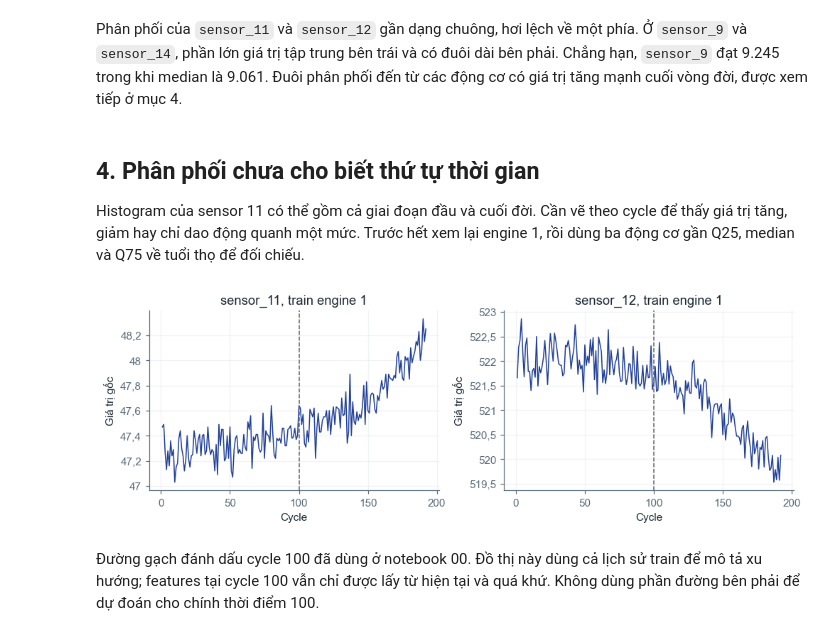
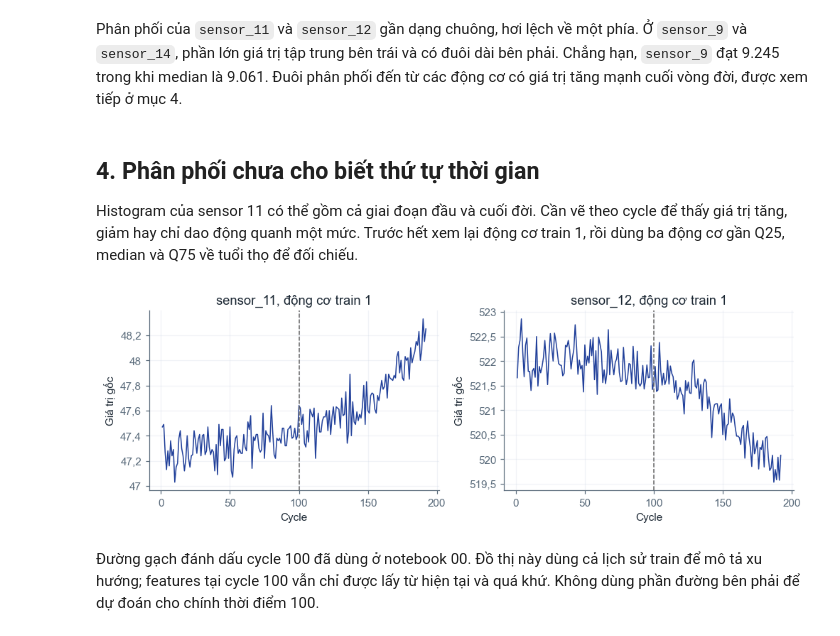
Before and after one commit to ti014/tinasa-cmapss-rul-prediction, a Jupyter notebook: notebooks/01_fd001_eda.ipynb, the cells around one changed output. Cells and saved outputs as stored; diff of their text form; code cells hidden in the pictures.

```diff
--- a/notebooks/01_fd001_eda.ipynb
+++ b/notebooks/01_fd001_eda.ipynb
@@ -258,18 +249,18 @@ có giá trị tăng mạnh cuối vòng đời, được xem tiếp ở mục 4
 ## 4. Phân phối chưa cho biết thứ tự thời gian
 
 Histogram của sensor 11 có thể gồm cả giai đoạn đầu và cuối đời. Cần vẽ theo cycle để thấy giá trị
-tăng, giảm hay chỉ dao động quanh một mức. Trước hết xem lại engine 1, rồi dùng ba động cơ gần
+tăng, giảm hay chỉ dao động quanh một mức. Trước hết xem lại động cơ train 1, rồi dùng ba động cơ gần
 Q25, median và Q75 về tuổi thọ để đối chiếu.
 # %%
 engine1 = train.query("engine_id == 1")
 fig, axes = plt.subplots(1, 2, figsize=(9, 3), layout="constrained")
 for ax, sensor in zip(axes, ["sensor_11", "sensor_12"]):
     ax.plot(engine1.cycle, engine1[sensor], linewidth=1)
     ax.axvline(100, color="0.4", linestyle="--", linewidth=1)
-    ax.set(title=f"{sensor}, train engine 1", xlabel="Cycle", ylabel="Giá trị gốc")
+    ax.set(title=f"{sensor}, động cơ train 1", xlabel="Cycle", ylabel="Giá trị gốc")
 show_figure(fig, "engine1_sensor_trends.png")
 # %% [output]
-[figure, old version]
+[figure, new version]
 # %% [markdown]
 Đường gạch đánh dấu cycle 100 đã dùng ở notebook 00. Đồ thị này dùng cả lịch sử train để mô tả xu hướng;
 features tại cycle 100 vẫn chỉ được lấy từ hiện tại và quá khứ. Không dùng phần đường bên phải để dự đoán
```
Also changed, not shown: parts of 8 cells of this notebook, 8 other files.
